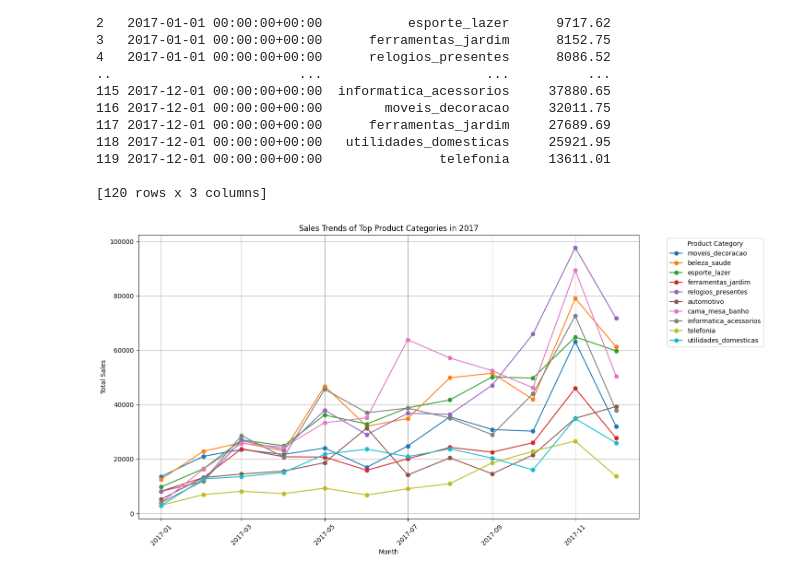
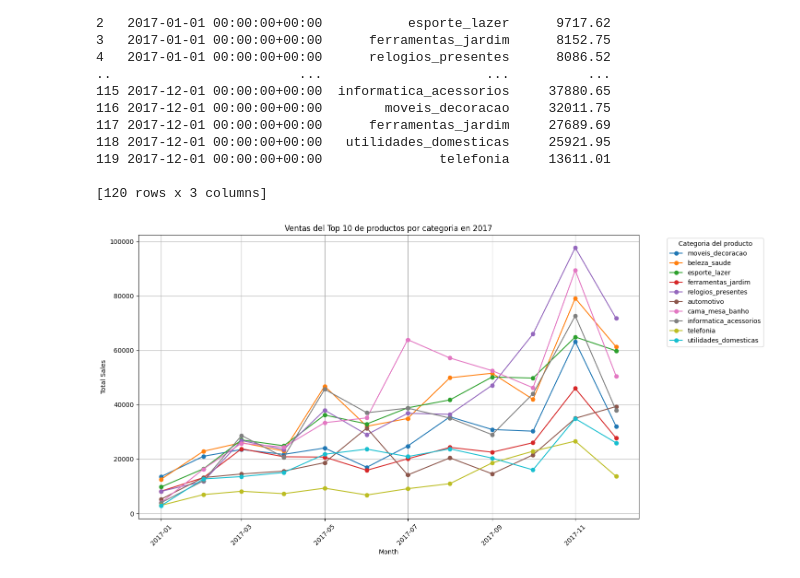
Before and after one commit to Many871027/BigQuery-Python-Machine-Learning-Unlocking-E-commerce-Value, a Jupyter notebook: Epractico16Manuel.ipynb, the cells around one changed output. Saved outputs shown, nothing was run; the diff lists cells and outputs as text; code cells hidden in the pictures.

```diff
--- a/Epractico16Manuel.ipynb
+++ b/Epractico16Manuel.ipynb
@@ -292,18 +314,18 @@ print(top_products_trends_df)
 # %%
 
 plt.figure(figsize=(14, 8))
 
 # Graficar cada categoría de producto
 for category in top_products_trends_df['product_category_name'].unique():
     category_data = top_products_trends_df[top_products_trends_df['product_category_name'] == category]
     plt.plot(category_data['month'], category_data['total_sales'], marker='o', label=category)
 
 plt.xlabel('Month')
 plt.ylabel('Total Sales')
-plt.title('Sales Trends of Top Product Categories in 2017')
-plt.legend(title='Product Category', bbox_to_anchor=(1.05, 1), loc='upper left')
+plt.title('Ventas del Top 10 de productos por categoria en 2017')
+plt.legend(title='Categoria del producto', bbox_to_anchor=(1.05, 1), loc='upper left')
 plt.xticks(rotation=45)
 plt.grid(True)
 plt.show()
 # %% [output]
-[figure, old version]
+[figure, new version]
```
Also changed, not shown: parts of 13 cells of this notebook.
